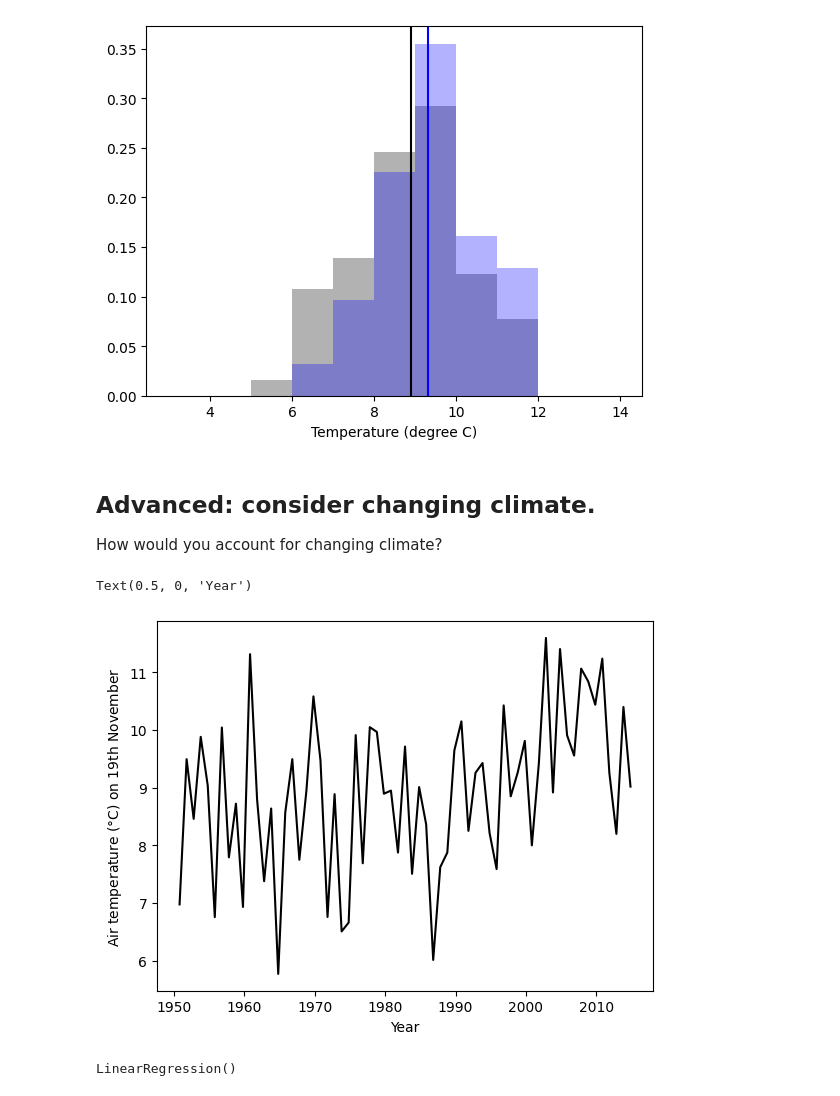
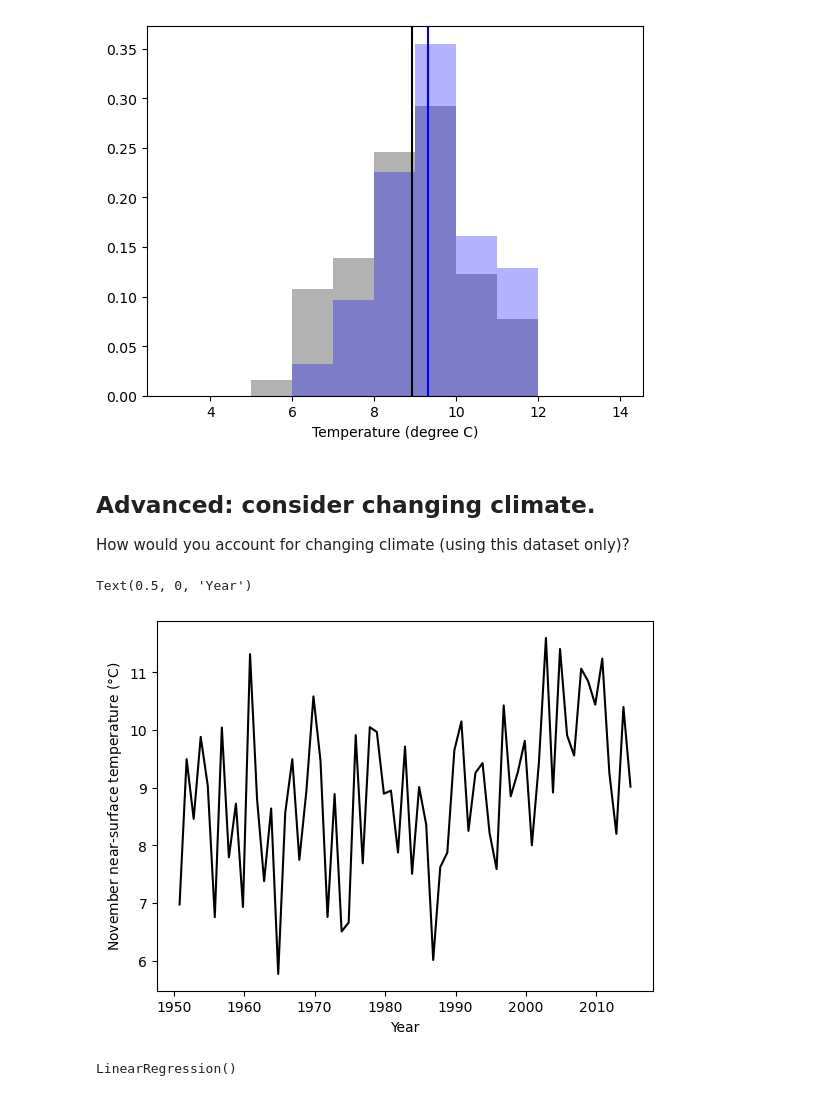
Before and after one commit to peterukk/IE_CDT_ClimateDynamicsTutorial, a Jupyter notebook: PredictTimeseries.ipynb, the cells around one changed output. Drawn from its saved outputs; the diff is of its cells as text; code cells hidden in the pictures.

```diff
--- a/PredictTimeseries.ipynb
+++ b/PredictTimeseries.ipynb
@@ -35,7 +35,7 @@ import matplotlib.pyplot as plt
 # %% [markdown]
 As we are using timeseries data, we will select daily time resolution. Since the task requires us to use CMIP6 data, we will use the historical experiment - this means it is the CMIP6 historical simulation, so it is may not be exactly in line with observations.
 # %%
-data_path = "IE_CDT_ClimateDynamicsTutorial/data/"
+data_path = "data/"
 filename = data_path + "t_CMIP6_historical_HadGEM3-GC31-LL_mon_195001-201412_UK.nc"
 # %%
 ds = xr.open_dataset(filename)
@@ -150,14 +149,13 @@ Text(0.5, 0, 'Temperature (degree C)')
 [figure]
 # %% [markdown]
 ## Advanced: consider changing climate.
-How would you account for changing climate?
+How would you account for changing climate (using this dataset only)?
 # %%
-
-
+# Lets plot the timeseries
 plt.plot(surface_temp_Oxford_climatology.time, surface_temp_Oxford_climatology, color="black")
-plt.ylabel("Air temperature ($\degree$C) on 19th November")
+plt.ylabel("November near-surface temperature ($\degree$C)")
 plt.xlabel("Year")
 # %% [output]
 Text(0.5, 0, 'Year')
-[figure, old version]
+[figure, new version]
 # %%
```
Also changed, not shown: parts of 15 cells of this notebook, 2 other files.
